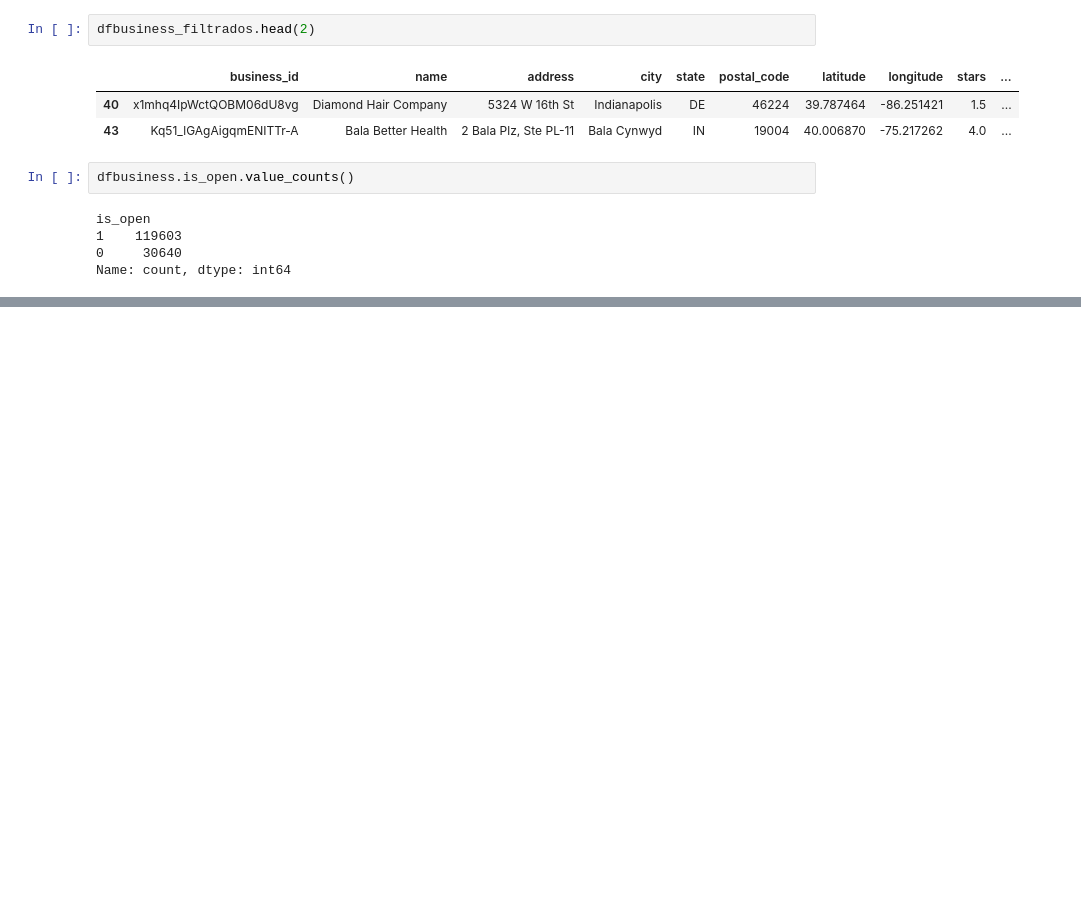
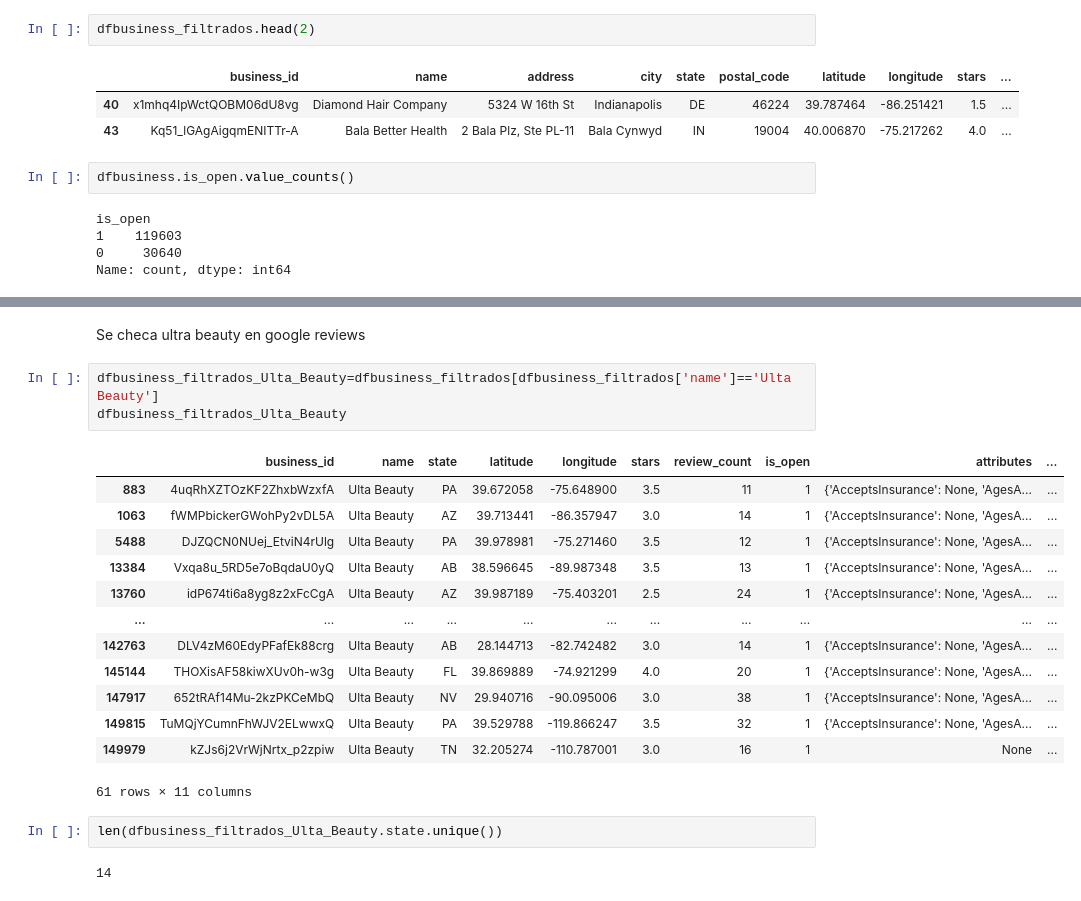
Before and after one commit to JohannaRangel/FinalProject_YelpGoogleMaps, a Jupyter notebook: notebooks/ETL_Yelp.ipynb, the cells around one changed output, grey strips where cells are left out. Drawn from its saved outputs; the diff is of its cells as text; blank space fills up the shorter version.

Commit message:
conteo ultrabeauty

```diff
--- a/notebooks/ETL_Yelp.ipynb
+++ b/notebooks/ETL_Yelp.ipynb
@@ -194,3 +216,26 @@ dfbusiness_filtrados.head()
 | 74 | 9Rww8yE6Dm4dSMEq09nwXg | Holly Nails & Spa | TN | 27.855347 | -82.736308 | 4.5 | 16 | 1 | {'AcceptsInsurance': None, 'AgesA... | ... |
 | 123 | iPSPcprSnkLOuL1Ns8UZZA | Pete's Barber Shop | CA | 39.974880 | -75.183262 | 4.5 | 12 | 1 | {'AcceptsInsurance': None, 'AgesA... | ... |
 | 156 | t5tBd4p7BA7hNDitBUXxrw | Boise Therapeutic Massage Center | FL | 43.611949 | -116.271110 | 4.0 | 68 | 1 | {'AcceptsInsurance': 'True', 'Age... | ... |
+# %% [markdown]
+Se checa ultra beauty en google reviews
+# %%
+dfbusiness_filtrados_Ulta_Beauty=dfbusiness_filtrados[dfbusiness_filtrados['name']=='Ulta Beauty']
+dfbusiness_filtrados_Ulta_Beauty
+# %% [output]
+|  | business_id | name | state | latitude | longitude | stars | review_count | is_open | attributes | ... |
+| 883 | 4uqRhXZTOzKF2ZhxbWzxfA | Ulta Beauty | PA | 39.672058 | -75.648900 | 3.5 | 11 | 1 | {'AcceptsInsurance': None, 'AgesA... | ... |
+| 1063 | fWMPbickerGWohPy2vDL5A | Ulta Beauty | AZ | 39.713441 | -86.357947 | 3.0 | 14 | 1 | {'AcceptsInsurance': None, 'AgesA... | ... |
+| 5488 | DJZQCN0NUej_EtviN4rUlg | Ulta Beauty | PA | 39.978981 | -75.271460 | 3.5 | 12 | 1 | {'AcceptsInsurance': None, 'AgesA... | ... |
+| 13384 | Vxqa8u_5RD5e7oBqdaU0yQ | Ulta Beauty | AB | 38.596645 | -89.987348 | 3.5 | 13 | 1 | {'AcceptsInsurance': None, 'AgesA... | ... |
+| 13760 | idP674ti6a8yg8z2xFcCgA | Ulta Beauty | AZ | 39.987189 | -75.403201 | 2.5 | 24 | 1 | {'AcceptsInsurance': None, 'AgesA... | ... |
+| ... | ... | ... | ... | ... | ... | ... | ... | ... | ... | ... |
+| 142763 | DLV4zM60EdyPFafEk88crg | Ulta Beauty | AB | 28.144713 | -82.742482 | 3.0 | 14 | 1 | {'AcceptsInsurance': None, 'AgesA... | ... |
+| 145144 | THOXisAF58kiwXUv0h-w3g | Ulta Beauty | FL | 39.869889 | -74.921299 | 4.0 | 20 | 1 | {'AcceptsInsurance': None, 'AgesA... | ... |
+| 147917 | 652tRAf14Mu-2kzPKCeMbQ | Ulta Beauty | NV | 29.940716 | -90.095006 | 3.0 | 38 | 1 | {'AcceptsInsurance': None, 'AgesA... | ... |
+| 149815 | TuMQjYCumnFhWJV2ELwwxQ | Ulta Beauty | PA | 39.529788 | -119.866247 | 3.5 | 32 | 1 | {'AcceptsInsurance': None, 'AgesA... | ... |
+| 149979 | kZJs6j2VrWjNrtx_p2zpiw | Ulta Beauty | TN | 32.205274 | -110.787001 | 3.0 | 16 | 1 | None | ... |
+61 rows × 11 columns
+# %%
+len(dfbusiness_filtrados_Ulta_Beauty.state.unique())
+# %% [output]
+14
```
Also changed, not shown: parts of 8 cells of this notebook, 2 other files.
